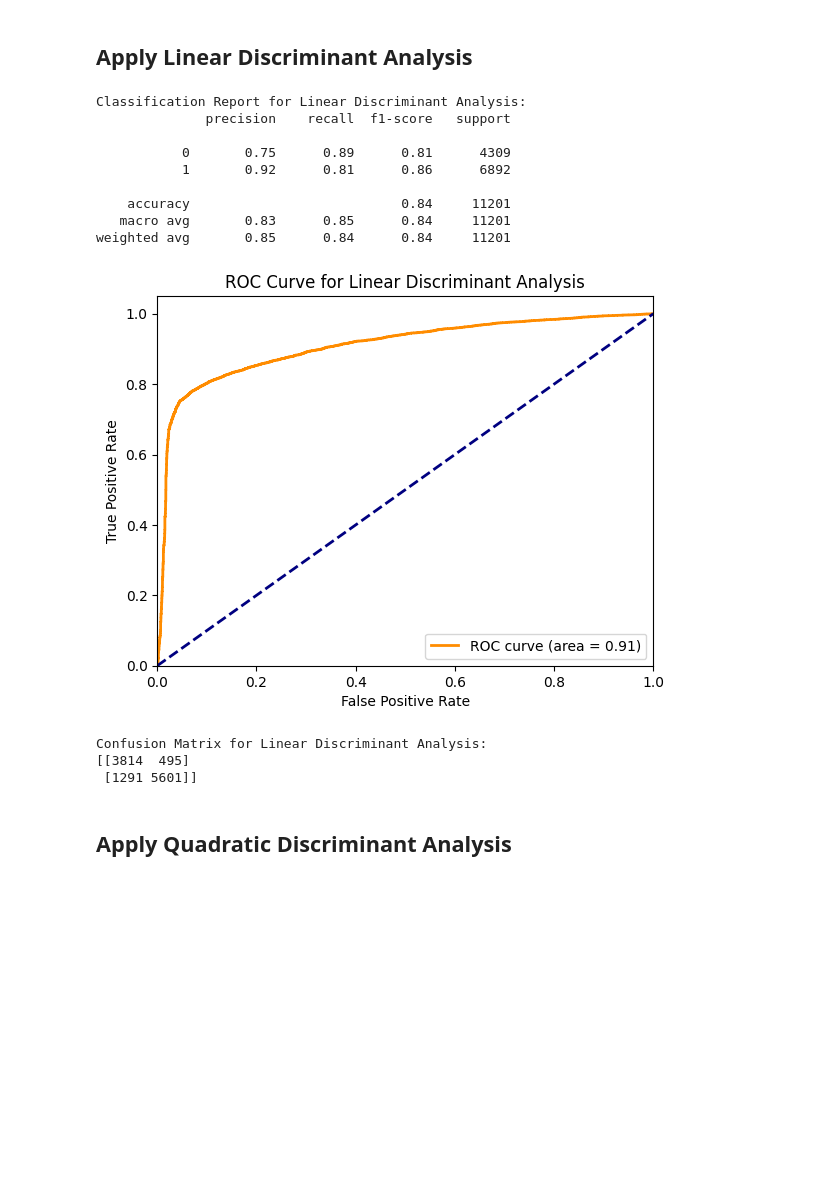
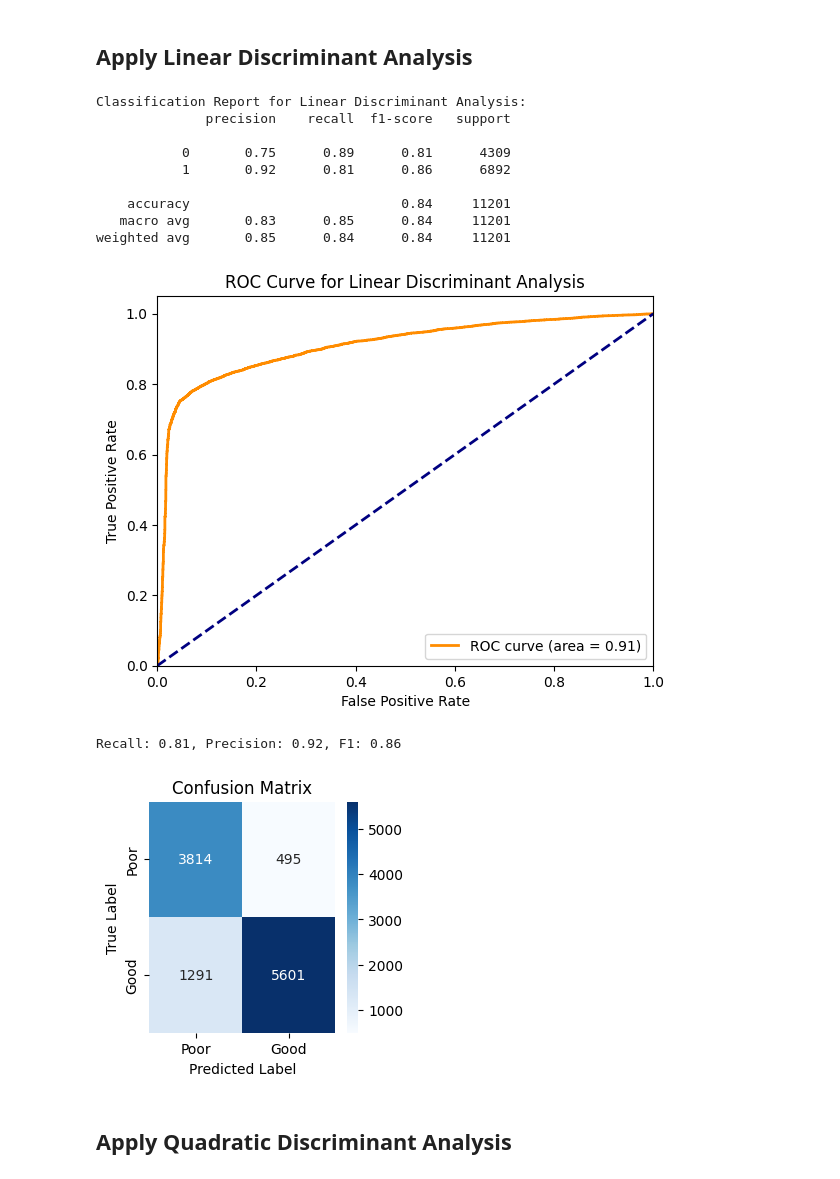
Before and after one commit to eljanmahammadli/ML-Course-ADA, a Jupyter notebook: project-2/classification.ipynb, the cells around one changed output. Saved outputs shown, nothing was run; the diff lists cells and outputs as text; code cells hidden in the pictures; blank space fills up the shorter version.

```diff
--- a/project-2/classification.ipynb
+++ b/project-2/classification.ipynb
@@ -149,6 +177,8 @@ print(report)
    macro avg       0.70      0.70      0.67     11201
 weighted avg       0.73      0.68      0.68     11201
 # %%
+from sklearn.metrics import recall_score, precision_score, f1_score
+
 scaler = StandardScaler()
 X_train = scaler.fit_transform(X_train)
 X_test = scaler.transform(X_test)
@@ -171,6 +201,13 @@ plt.ylabel("True Label")
 
 report = classification_report(y_true, y_pred, target_names=["Poor", "Good"])
 print(report)
+
+from sklearn.metrics import recall_score, precision_score, f1_score
+# precision, recall, f1 overall
+recall_score = recall_score(y_true, y_pred)
+precision_score = precision_score(y_true, y_pred)
+f1_score = f1_score(y_true, y_pred)
+print(f"Recall: {recall_score:.2f}, Precision: {precision_score:.2f}, F1: {f1_score:.2f}")
 # %% [output]
               precision    recall  f1-score   support
 
@@ -344,40 +384,52 @@ y_pred_lda = lda.predict(X_test)
 y_score_lda = lda.predict_proba(X_test)[:, 1]
 
 print("Classification Report for Linear Discriminant Analysis:")
 print(classification_report(y_test, y_pred_lda))
 
 fpr_lda, tpr_lda, _ = roc_curve(y_test, y_score_lda)
 roc_auc_lda = auc(fpr_lda, tpr_lda)
 
 plt.figure()
 lw = 2
-plt.plot(fpr_lda, tpr_lda, color='darkorange', lw=lw, label='ROC curve (area = %0.2f)' % roc_auc_lda)
+plt.plot(fpr_lda, tpr_lda, color='darkorange',
+         lw=lw, label='ROC curve (area = %0.2f)' % roc_auc_lda)
 plt.plot([0, 1], [0, 1], color='navy', lw=lw, linestyle='--')
 plt.xlim([0.0, 1.0])
 plt.ylim([0.0, 1.05])
 plt.xlabel('False Positive Rate')
 plt.ylabel('True Positive Rate')
 plt.title('ROC Curve for Linear Discriminant Analysis')
 plt.legend(loc="lower right")
 plt.show()
 
-conf_matrix_lda = confusion_matrix(y_test, y_pred_lda)
-print("Confusion Matrix for Linear Discriminant Analysis:")
-print(conf_matrix_lda)
+
+conf_matrix = confusion_matrix(y_test, y_pred_lda)
+
+plt.figure(figsize=(3, 3))
+sns.heatmap(conf_matrix, annot=True, fmt="d", cmap="Blues", xticklabels=["Poor", "Good"], yticklabels=["Poor", "Good"])
+plt.title("Confusion Matrix")
+plt.xlabel("Predicted Label")
+plt.ylabel("True Label")
+
+from sklearn.metrics import recall_score, precision_score, f1_score
+# precision, recall, f1 overall
+recall_score = recall_score(y_test, y_pred_lda)
+precision_score = precision_score(y_test, y_pred_lda)
+f1_score = f1_score(y_test, y_pred_lda)
+print(f"Recall: {recall_score:.2f}, Precision: {precision_score:.2f}, F1: {f1_score:.2f}")
 # %% [output]
 Classification Report for Linear Discriminant Analysis:
               precision    recall  f1-score   support
 
            0       0.75      0.89      0.81      4309
            1       0.92      0.81      0.86      6892
 
     accuracy                           0.84     11201
    macro avg       0.83      0.85      0.84     11201
 weighted avg       0.85      0.84      0.84     11201
 [figure]
-Confusion Matrix for Linear Discriminant Analysis:
-[[3814  495]
- [1291 5601]]
+Recall: 0.81, Precision: 0.92, F1: 0.86
+[figure, added]
 # %% [markdown]
 ## Apply Quadratic Discriminant Analysis
 # %%
```
Also changed, not shown: parts of 15 cells of this notebook.
